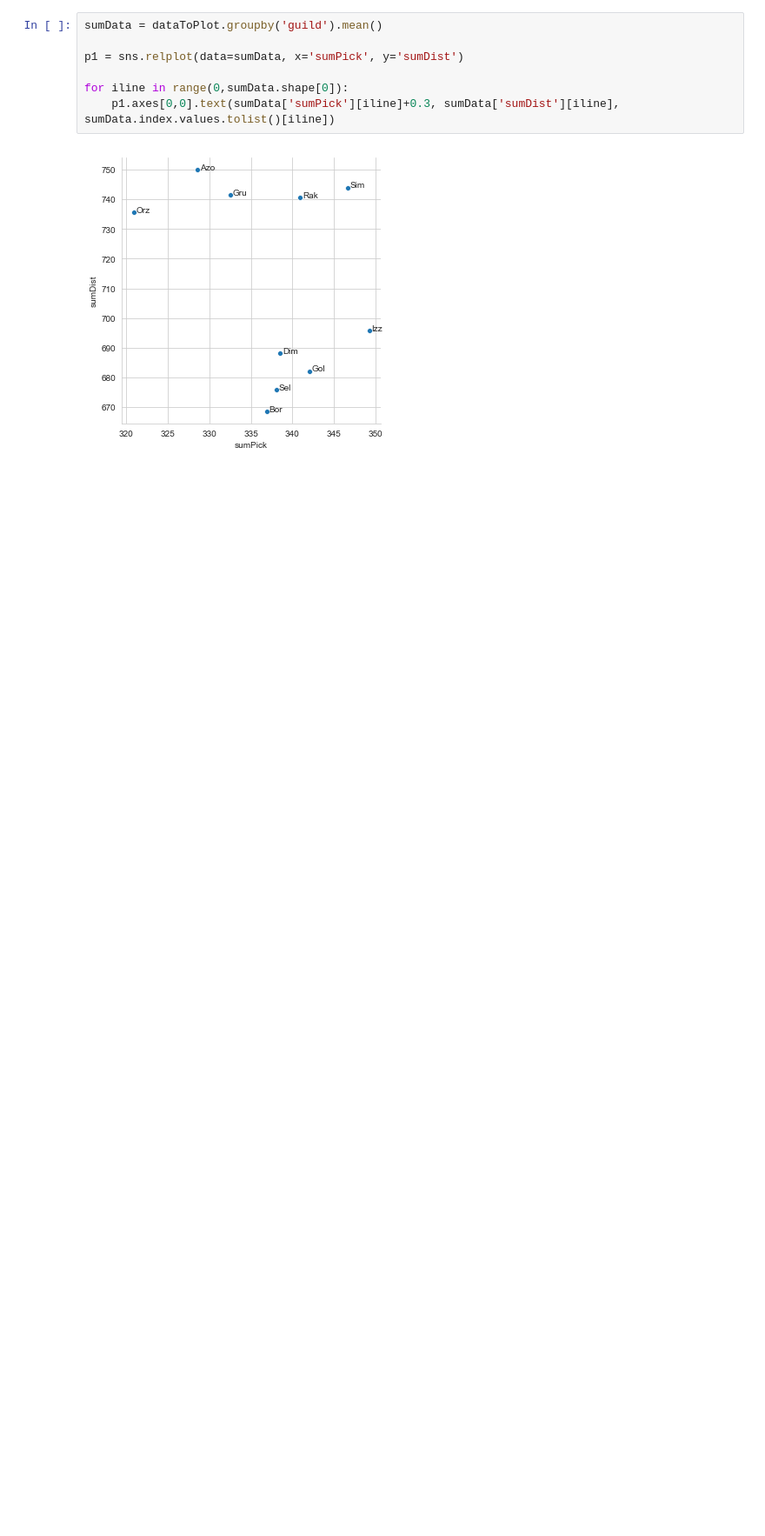
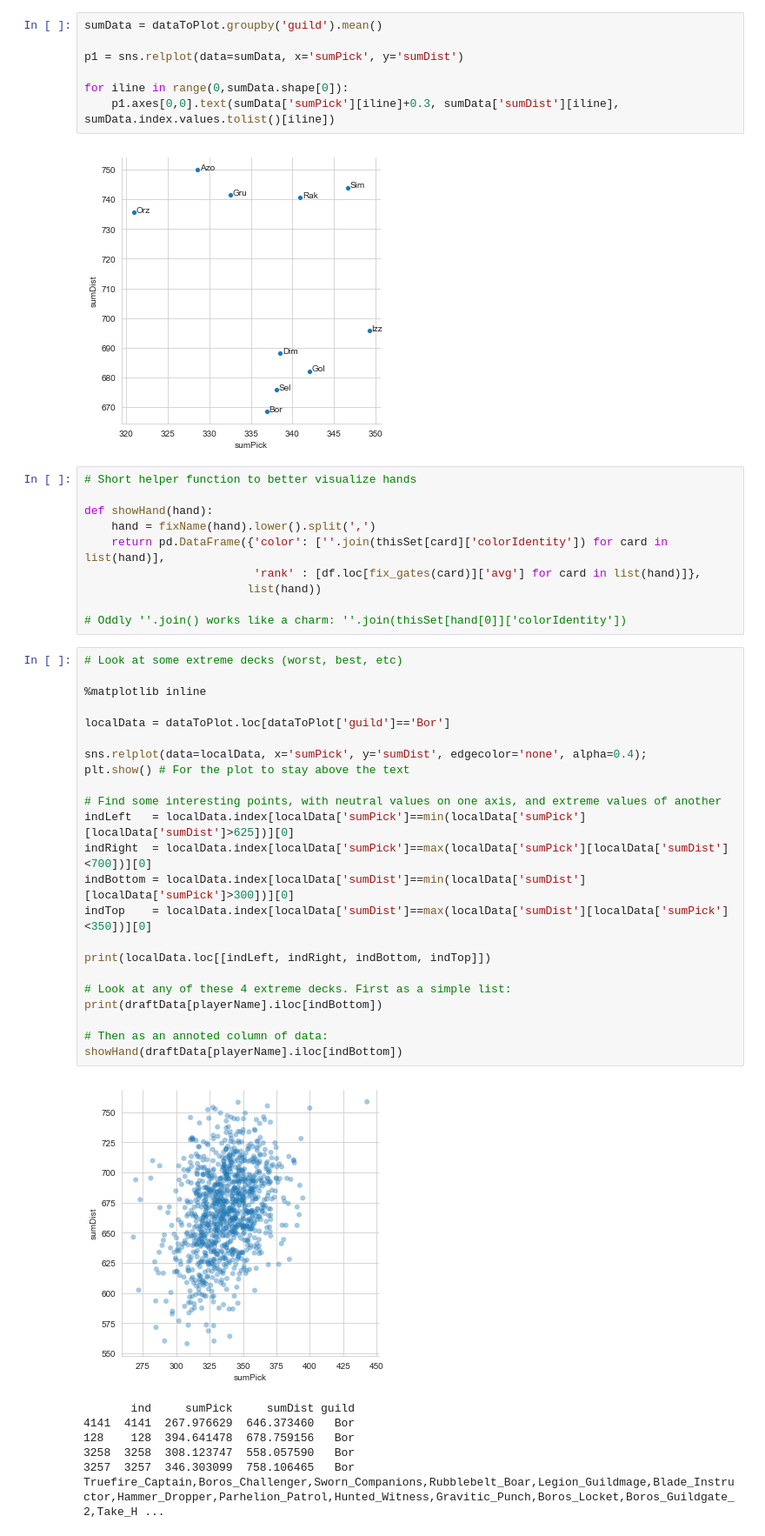
Before and after one commit to khakhalin/MTG, a Jupyter notebook: Arseny/deck-quality.ipynb, the cells around one changed output. Shown at 87% size. Drawn from its saved outputs; the diff is of its cells as text; blank space fills up the shorter version.

```diff
--- a/Arseny/deck-quality.ipynb
+++ b/Arseny/deck-quality.ipynb
@@ -155,3 +176,44 @@ for iline in range(0,sumData.shape[0]):
     p1.axes[0,0].text(sumData['sumPick'][iline]+0.3, sumData['sumDist'][iline], sumData.index.values.tolist()[iline])
 # %% [output]
 [figure]
+# %%
+# Short helper function to better visualize hands
+
+def showHand(hand):
+    hand = fixName(hand).lower().split(',')
+    return pd.DataFrame({'color': [''.join(thisSet[card]['colorIdentity']) for card in list(hand)],
+                         'rank' : [df.loc[fix_gates(card)]['avg'] for card in list(hand)]},
+                        list(hand))
+
+# Oddly ''.join() works like a charm: ''.join(thisSet[hand[0]]['colorIdentity'])
+# %%
+# Look at some extreme decks (worst, best, etc)
+
+%matplotlib inline
+
+localData = dataToPlot.loc[dataToPlot['guild']=='Bor']
+
+sns.relplot(data=localData, x='sumPick', y='sumDist', edgecolor='none', alpha=0.4);
+plt.show() # For the plot to stay above the text
+
+# Find some interesting points, with neutral values on one axis, and extreme values of another
+indLeft   = localData.index[localData['sumPick']==min(localData['sumPick'][localData['sumDist']>625])][0]
+indRight  = localData.index[localData['sumPick']==max(localData['sumPick'][localData['sumDist']<700])][0]
+indBottom = localData.index[localData['sumDist']==min(localData['sumDist'][localData['sumPick']>300])][0]
+indTop    = localData.index[localData['sumDist']==max(localData['sumDist'][localData['sumPick']<350])][0]
+
+print(localData.loc[[indLeft, indRight, indBottom, indTop]])
+
+# Look at any of these 4 extreme decks. First as a simple list:
+print(draftData[playerName].iloc[indBottom])
+
+# Then as an annoted column of data:
+showHand(draftData[playerName].iloc[indBottom])
+# %% [output]
+[figure, added]
+       ind     sumPick     sumDist guild
+4141  4141  267.976629  646.373460   Bor
+128    128  394.641478  678.759156   Bor
+3258  3258  308.123747  558.057590   Bor
+3257  3257  346.303099  758.106465   Bor
+Truefire_Captain,Boros_Challenger,Sworn_Companions,Rubblebelt_Boar,Legion_Guildmage,Blade_Instructor,Hammer_Dropper,Parhelion_Patrol,Hunted_Witness,Gravitic_Punch,Boros_Locket,Boros_Guildgate_2,Take_H ...
```
Also changed, not shown: parts of 9 cells of this notebook.
